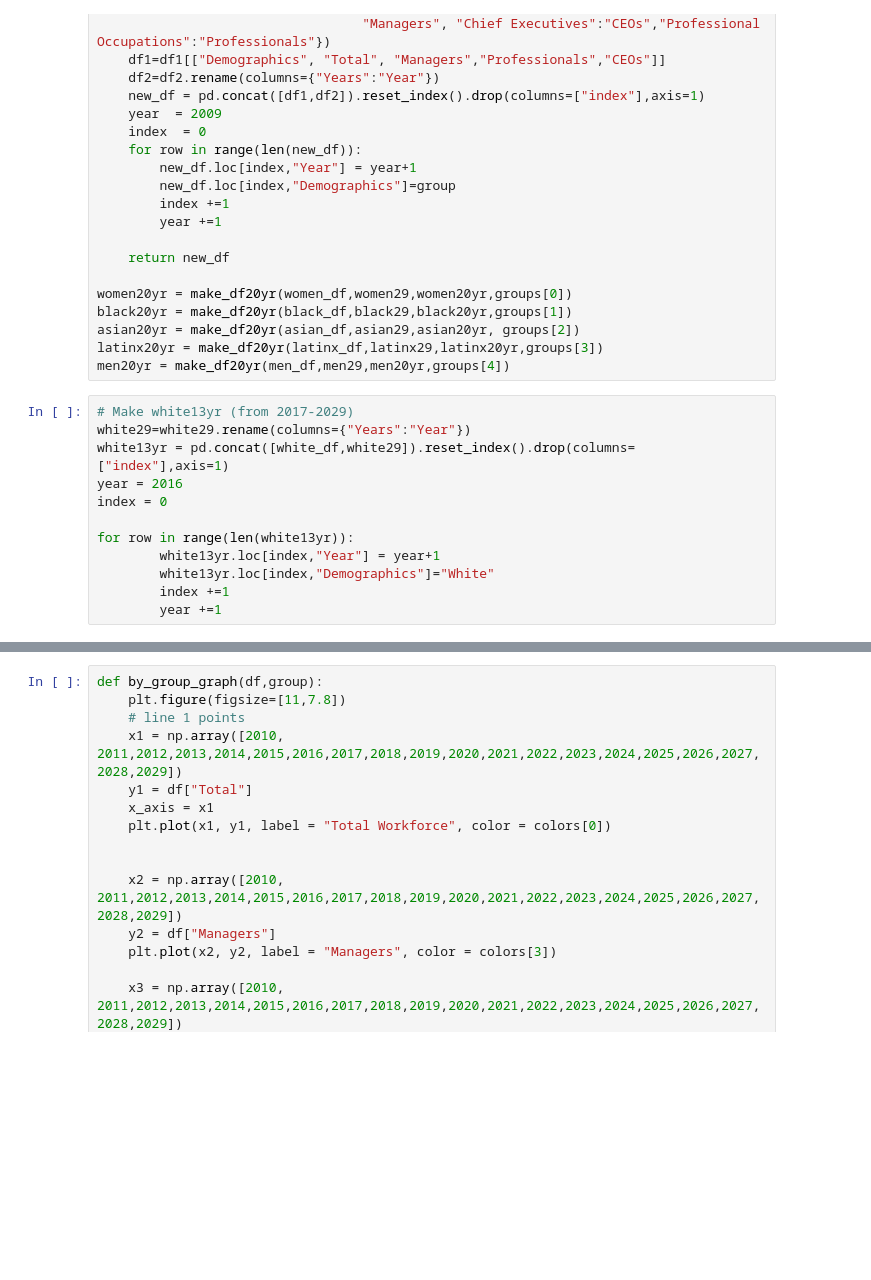
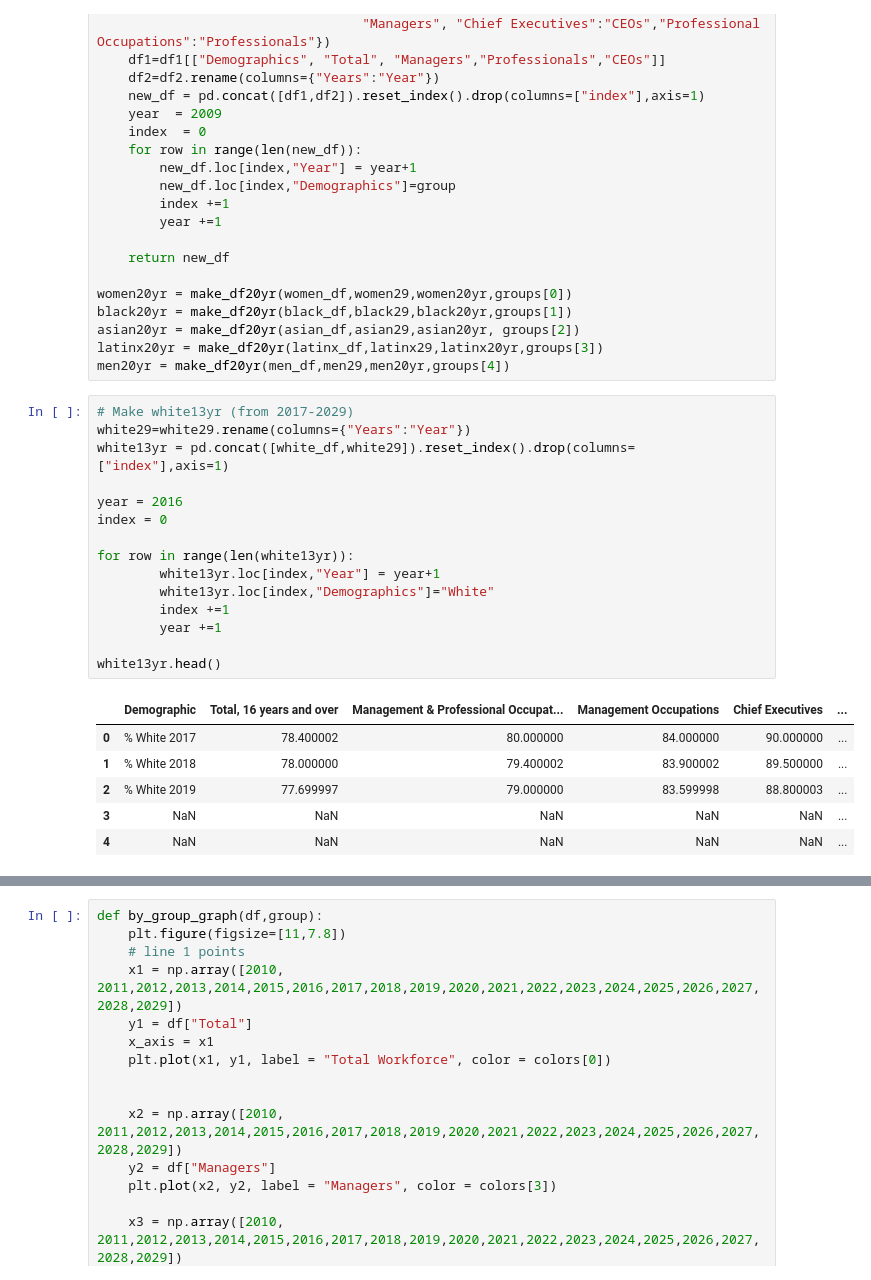
Before and after one commit to mfineman/Race-Gender-Analysis, a Jupyter notebook: BLS_Project_MRF.ipynb, the cells around one changed output, grey strips where cells are left out. Drawn from its saved outputs; the diff is of its cells as text; blank space fills up the shorter version.

```diff
--- a/BLS_Project_MRF.ipynb
+++ b/BLS_Project_MRF.ipynb
@@ -1312,12 +1249,22 @@ men20yr = make_df20yr(men_df,men29,men20yr,groups[4])
 # %%
 # Make white13yr (from 2017-2029)
 white29=white29.rename(columns={"Years":"Year"})
 white13yr = pd.concat([white_df,white29]).reset_index().drop(columns=["index"],axis=1)
+
 year = 2016
 index = 0
 
 for row in range(len(white13yr)):
         white13yr.loc[index,"Year"] = year+1
         white13yr.loc[index,"Demographics"]="White"
         index +=1
         year +=1
+
+white13yr.head()
+# %% [output]
+|  | Demographic | Total, 16 years and over | Management & Professional Occupat... | Management Occupations | Chief Executives | ... |
+| 0 | % White 2017 | 78.400002 | 80.000000 | 84.000000 | 90.000000 | ... |
+| 1 | % White 2018 | 78.000000 | 79.400002 | 83.900002 | 89.500000 | ... |
+| 2 | % White 2019 | 77.699997 | 79.000000 | 83.599998 | 88.800003 | ... |
+| 3 | NaN | NaN | NaN | NaN | NaN | ... |
+| 4 | NaN | NaN | NaN | NaN | NaN | ... |
```
Also changed, not shown: parts of 21 cells of this notebook, 9 other files.
